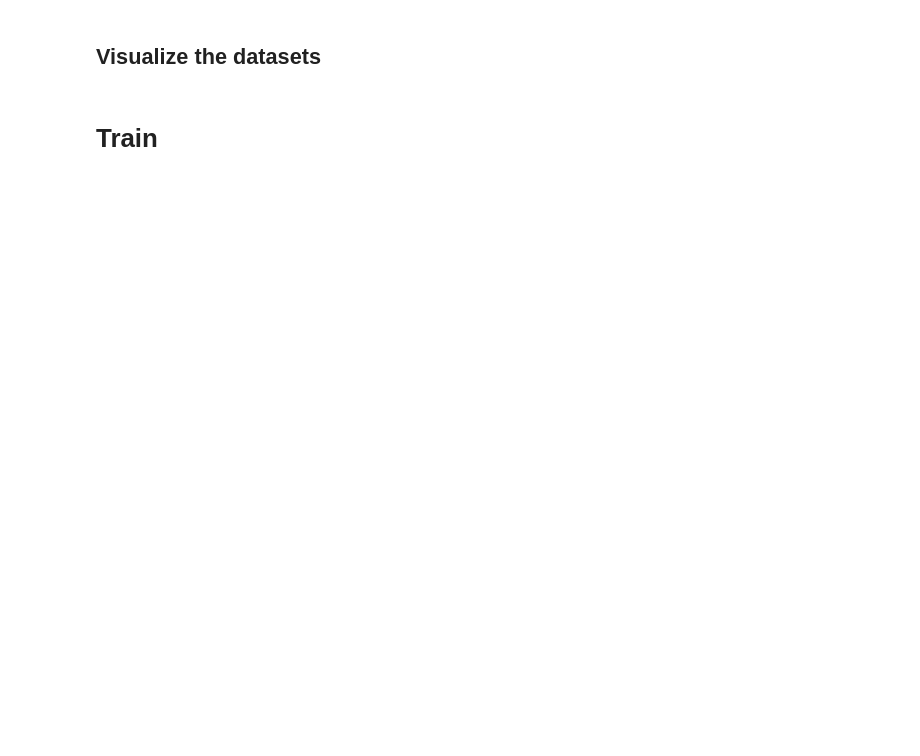
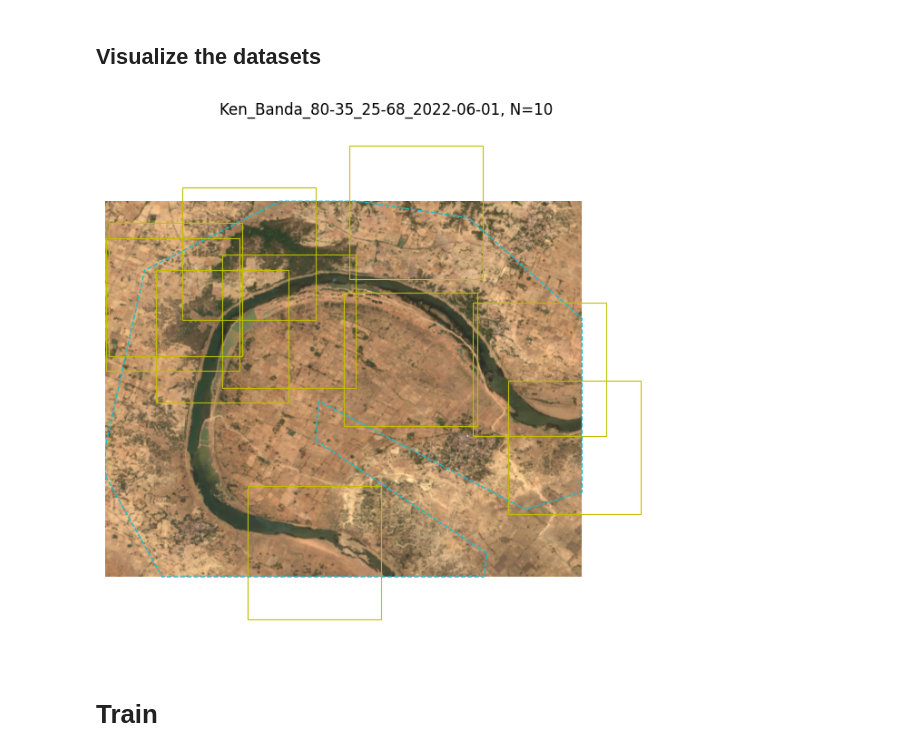
Before and after one commit to BerkeleySandProject/sandmining-watch, a Jupyter notebook: train_eval/train_eval.ipynb, the cells around one changed output. Saved outputs shown, nothing was run; the diff lists cells and outputs as text; code cells hidden in the pictures; blank space fills up the shorter version.

Commit message:
finished three class changes for train/eval

```diff
--- a/train_eval/train_eval.ipynb
+++ b/train_eval/train_eval.ipynb
@@ -18,7 +18,7 @@ gcp_client = storage.Client(project=GCP_PROJECT_NAME)
 ### Configuration
 # %%
 from experiment_configs.configs import *
-config = satmae_large_config
+config = test_config
 # %% [markdown]
 ### Create Rastervision datasets
 # %%
@@ -82,11 +82,14 @@ val_dataset_merged = ConcatDataset(validation_datasets)
 # %%
 from utils.visualizing import visualize_dataset
 
-for ds in training_datasets:
-    visualize_dataset(ds)
+# for ds in training_datasets:
+#     visualize_dataset(ds)
+visualize_dataset([training_datasets[0]])
 
-for ds in validation_datasets:
-    visualize_dataset(ds)
+# for ds in validation_datasets:
+#     visualize_dataset(ds)
+# %% [output]
+[figure, added]
 # %% [markdown]
 # Train
 # %%
```
Also changed, not shown: parts of 6 cells of this notebook, 6 other files.
